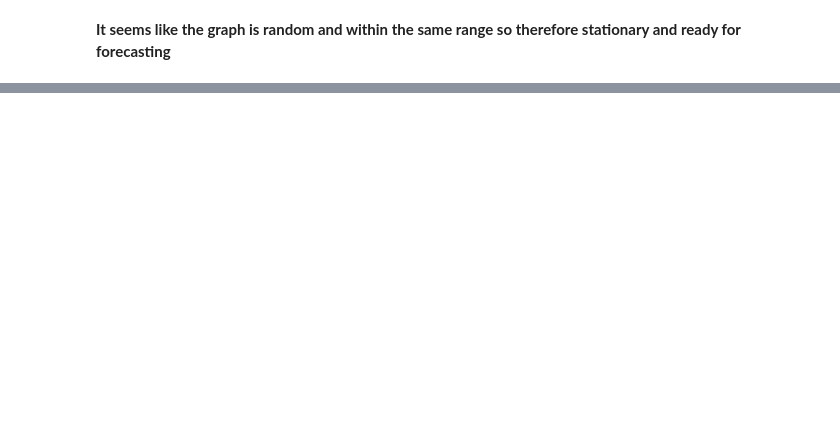
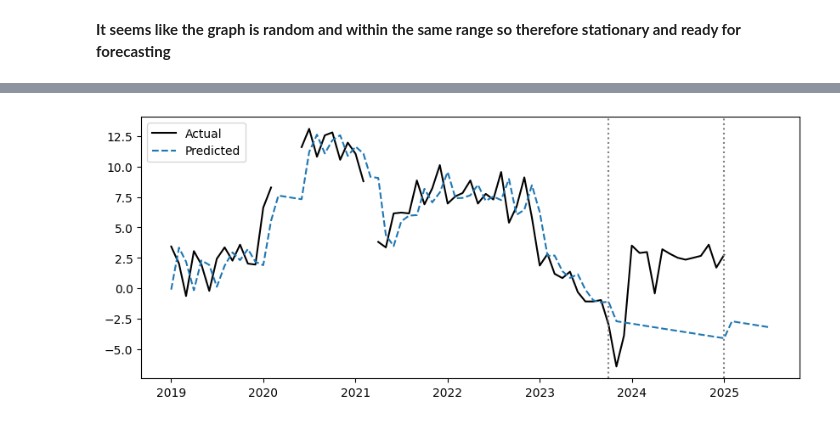
Before and after one commit to DiaHere/Food-and-Beverage-across-all-US-states-Analysis, a Jupyter notebook: notebook.ipynb, the cells around one changed output, grey strips where cells are left out. Drawn from its saved outputs; the diff is of its cells as text; code cells hidden in the pictures; blank space fills up the shorter version.

```diff
--- a/notebook.ipynb
+++ b/notebook.ipynb
@@ -750,0 +740,16 @@ residuals.plot(kind = 'kde', ax = axes[1])
+# %%
+# Predict and forecast models on both datas
+forecasts_on_train = model.predict()
+forecasts_on_test  = model.forecast(len(y_test_sr))
+
+# Start from 2025
+last_date = y_test_sr.index[-1]
+freq = pd.infer_freq(y_train_sr.index)
+forecast_index = pd.date_range(start=last_date + pd.tseries.frequencies.to_offset(freq),
+                               periods=6, freq=freq)
+
+#Forecast for the next 6 months
+forecast_6m = model.forecast(steps=6)
+forecast_6m.index = forecast_index
+
+forecast_6m
@@ -750,0 +764,22 @@ residuals.plot(kind = 'kde', ax = axes[1])
+# %%
+import pandas as pd
+import matplotlib.pyplot as plt
+
+# 1. Align indexes
+forecasts_on_train.index = y_train_sr.index
+forecasts_on_test.index  = y_test_sr.index
+
+# 2. Concatenate
+actuals = pd.concat([y_train_sr, y_test_sr])
+preds   = pd.concat([forecasts_on_train, forecasts_on_test, forecast_6m])
+
+# 3. Plot
+plt.figure(figsize=(10,4))
+plt.plot(actuals, label='Actual', color='k')
+plt.plot(preds,   '--',   label='Predicted')
+plt.axvline(y_train_sr.index[-1], color='gray', linestyle=':')
+plt.axvline(y_test_sr.index[-1],  color='gray', linestyle=':')
+plt.legend()
+plt.show()
+# %% [output]
+[figure, added]
```
Also changed, not shown: parts of 8 cells of this notebook.
